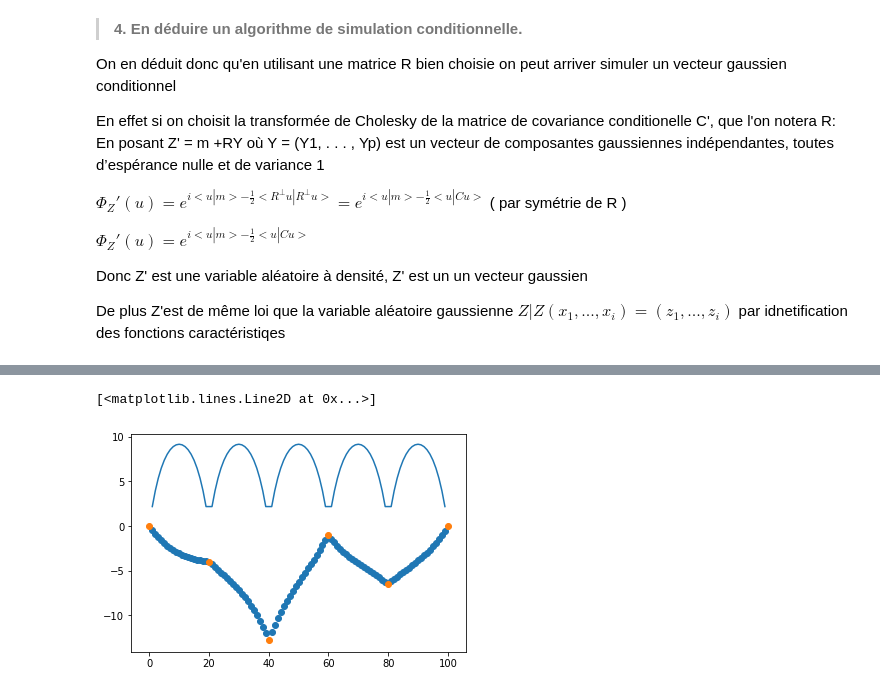
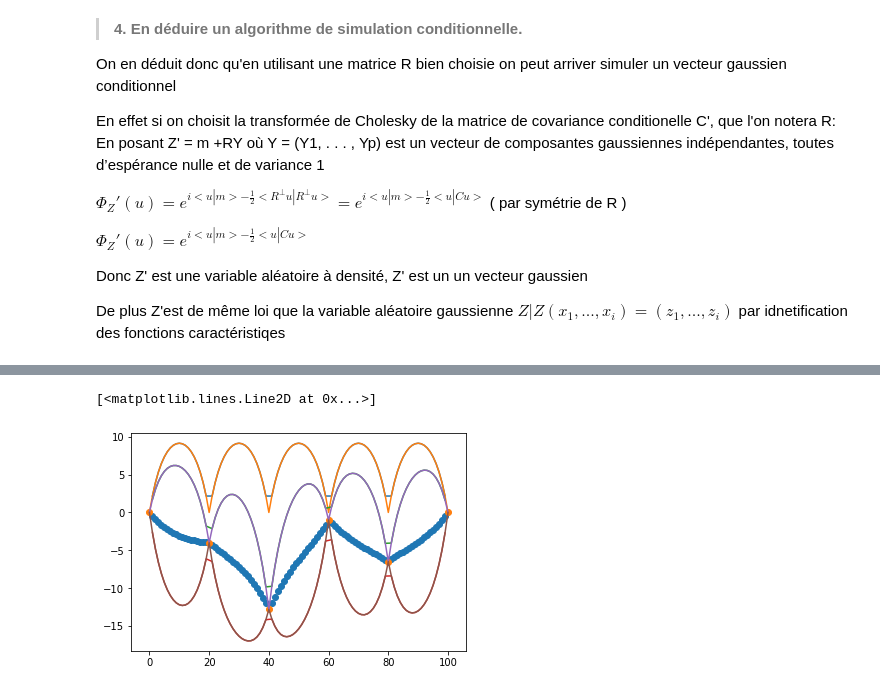
Before and after one commit to Gasp141/ProjetMaths3, a Jupyter notebook: ProjMaths3.ipynb, the cells around one changed output, grey strips where cells are left out. Cells and saved outputs as stored; diff of their text form; code cells hidden in the pictures.

```diff
--- a/ProjMaths3.ipynb
+++ b/ProjMaths3.ipynb
@@ -98,9 +117,14 @@ X=[ cov_cond[i,i] for i in range (len(cov_cond))]
-# %%
-plt.scatter(unknown_indexes,esp_cond)
-plt.scatter(observation_indexes,depth)
-plt.plot(unknown_indexes,X)
-# %% [output]
-[<matplotlib.lines.Line2D at 0x...>]
-[figure, removed]
+# %%
+plt.scatter(unknown_indexes,esp_cond)
+plt.scatter(observation_indexes,depth)
+plt.plot(unknown_indexes,X)
+plt.plot(builder([0,0,0,0,0,0],observation_indexes,X,N))
+plt.plot(unknown_indexes,esp_cond+X)
+plt.plot(unknown_indexes,esp_cond-X)
+plt.plot(builder(depth,observation_indexes,esp_cond+X,N))
+plt.plot(builder(depth,observation_indexes,esp_cond-X,N))
+# %% [output]
+[<matplotlib.lines.Line2D at 0x...>]
+[figure, added]
 # %%
 L = np.linalg.cholesky(cov_cond)
```
Also changed, not shown: parts of 14 cells of this notebook.
